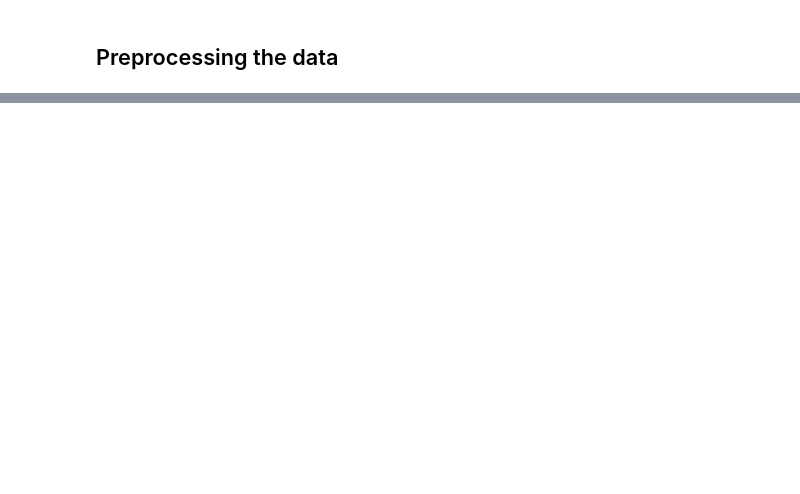
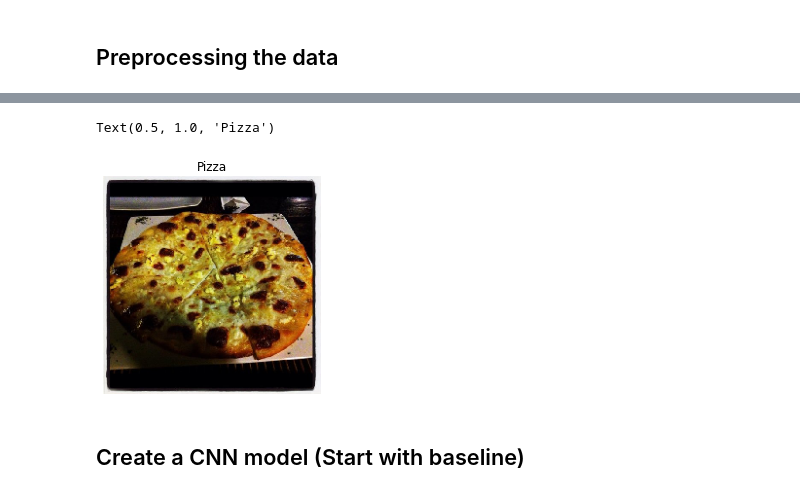
Before and after one commit to priteshkeleven/tf_course, a Jupyter notebook: compueter_vision_and_cnn.ipynb, the cells around one changed output, grey strips where cells are left out. Saved outputs shown, nothing was run; the diff lists cells and outputs as text; code cells hidden in the pictures; blank space fills up the shorter version.

```diff
--- a/compueter_vision_and_cnn.ipynb
+++ b/compueter_vision_and_cnn.ipynb
@@ -440,0 +442,4 @@ test_data = test_datagen.flow_from_directory(directory=test_dir,
+# %%
+# Get a sample of a train data batch
+images, labels = train_data.next() # get the nect batch of data
+len(images), len(labels)
@@ -440,0 +474,10 @@ test_data = test_datagen.flow_from_directory(directory=test_dir,
+# %%
+index = random.randint(0, 31)
+plt.imshow(images[index])
+plt.axis("off")
+plt.title("Pizza" if labels[index] == 0.0 else "Stack")
+# %% [output]
+Text(0.5, 1.0, 'Pizza')
+[figure, added]
+# %% [markdown]
+## Create a CNN model (Start with baseline)
```
Also changed, not shown: parts of 20 cells of this notebook.
